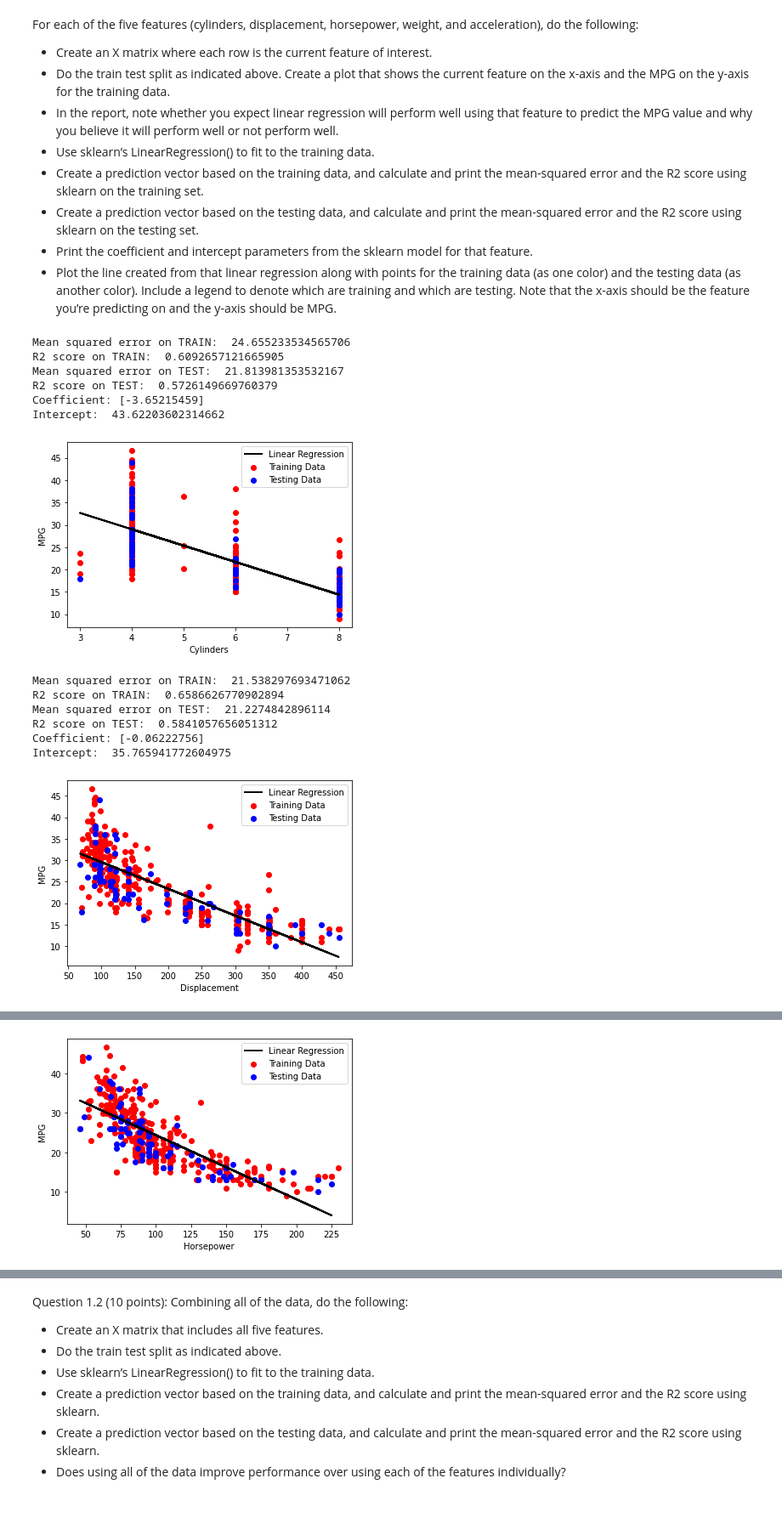
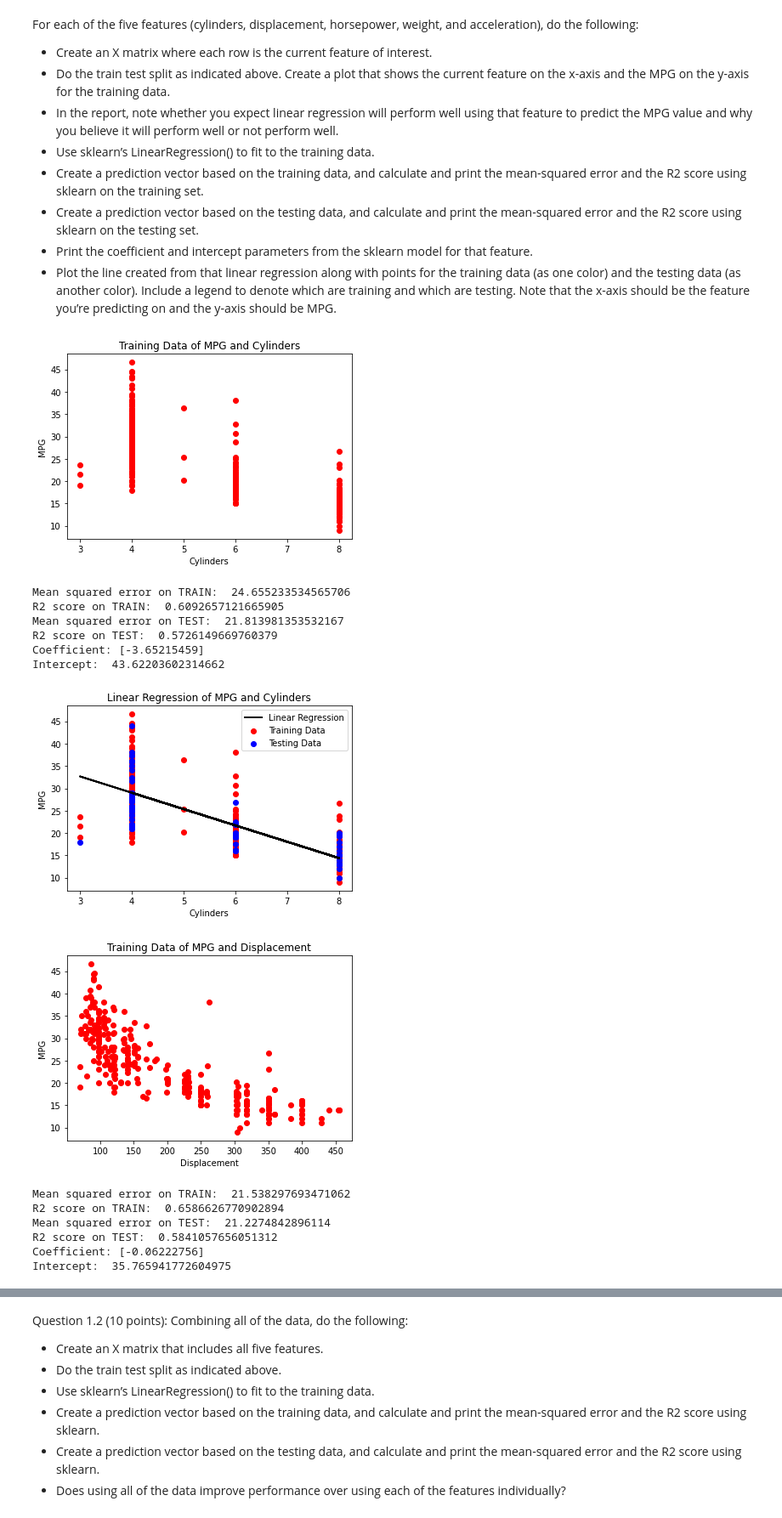
Before and after one commit to sarhuang/cosc425, a Jupyter notebook: Lab4/lab4_part1.ipynb, the cells around one changed output, grey strips where cells are left out. Shown at 85% size. Cells and saved outputs as stored; diff of their text form; code cells hidden in the pictures.

```diff
--- a/Lab4/lab4_part1.ipynb
+++ b/Lab4/lab4_part1.ipynb
@@ -39,45 +39,53 @@ y = np.array(auto_data["mpg"])
 i = 0
 feature_labels = ["Cylinders", "Displacement", "Horsepower", "Weight", "Acceleration"]
 
 for X in X_all:
     X_train, X_test, y_train, y_test = train_test_split(X, y, test_size=0.2, random_state=42)
     regr = linear_model.LinearRegression()
     regr.fit(X_train.reshape(-1, 1), y_train)
+    plt.scatter(X_train, y_train, color="red")
+    plt.xlabel(feature_labels[i])
+    plt.ylabel("MPG")
+    plt.title(f"Training Data of MPG and {feature_labels[i]}")
+    plt.show()
+
 
     #Training Data Predictions
     train_pred = regr.predict(X_train.reshape(-1, 1))
     print("Mean squared error on TRAIN: ", mean_squared_error(y_train, train_pred))
     print("R2 score on TRAIN: ", r2_score(y_train, train_pred))
 
     #Testing Data Predictions
     test_pred = regr.predict(X_test.reshape(-1, 1))
     print("Mean squared error on TEST: ", mean_squared_error(y_test, test_pred))
     print("R2 score on TEST: ", r2_score(y_test, test_pred))
 
-    # Model Information
+    #Graph
     print("Coefficient:", regr.coef_)
     print("Intercept: ", regr.intercept_)
     plt.scatter(X_train, y_train, color="red")
     plt.scatter(X_test, y_test, color="blue")
     plt.plot(X_test, test_pred, color="black", linewidth=2)
 
     plt.xlabel(feature_labels[i])
     plt.ylabel("MPG")
+    plt.title(f"Linear Regression of MPG and {feature_labels[i]}")
     plt.legend(("Linear Regression", "Training Data", "Testing Data"))
     plt.show()
     i += 1
 # %% [output]
+[figure, new version]
 Mean squared error on TRAIN:  24.655233534565706
 R2 score on TRAIN:  0.6092657121665905
 Mean squared error on TEST:  21.813981353532167
 R2 score on TEST:  0.5726149669760379
 Coefficient: [-3.65215459]
 Intercept:  43.62203602314662
-[figure, old version]
+[figure, new version]
+[figure, new version]
 Mean squared error on TRAIN:  21.538297693471062
 R2 score on TRAIN:  0.6586626770902894
 Mean squared error on TEST:  21.2274842896114
 R2 score on TEST:  0.5841057656051312
 Coefficient: [-0.06222756]
 Intercept:  35.765941772604975
-[figure, old version]
@@ -87,4 +97,3 @@ Mean squared error on TEST:  22.153237123863413
 R2 score on TEST:  0.5659681822256185
 Coefficient: [-0.16259724]
 Intercept:  40.606097600118346
-[figure, old version]
```
Also changed, not shown: parts of 1 cell of this notebook.
